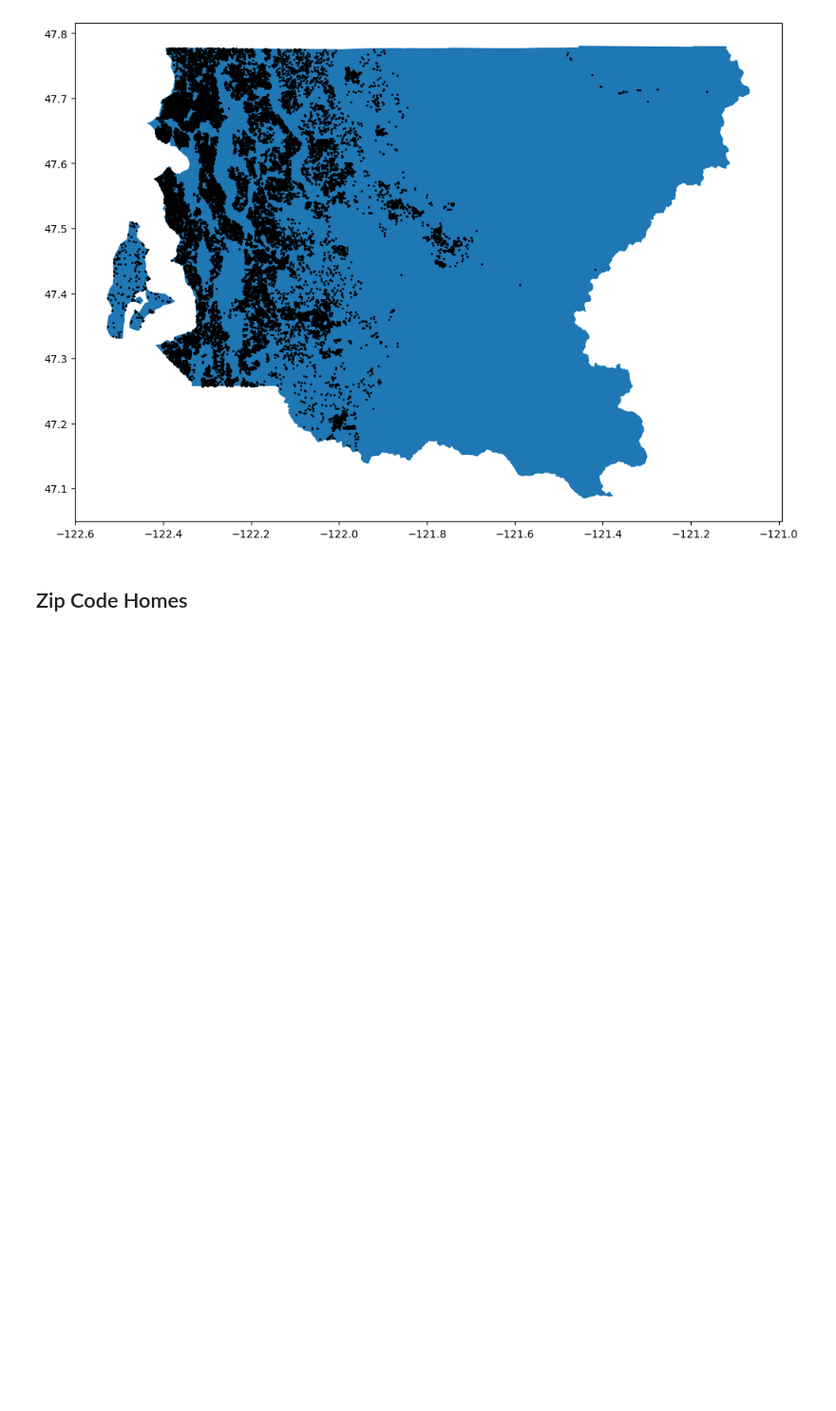
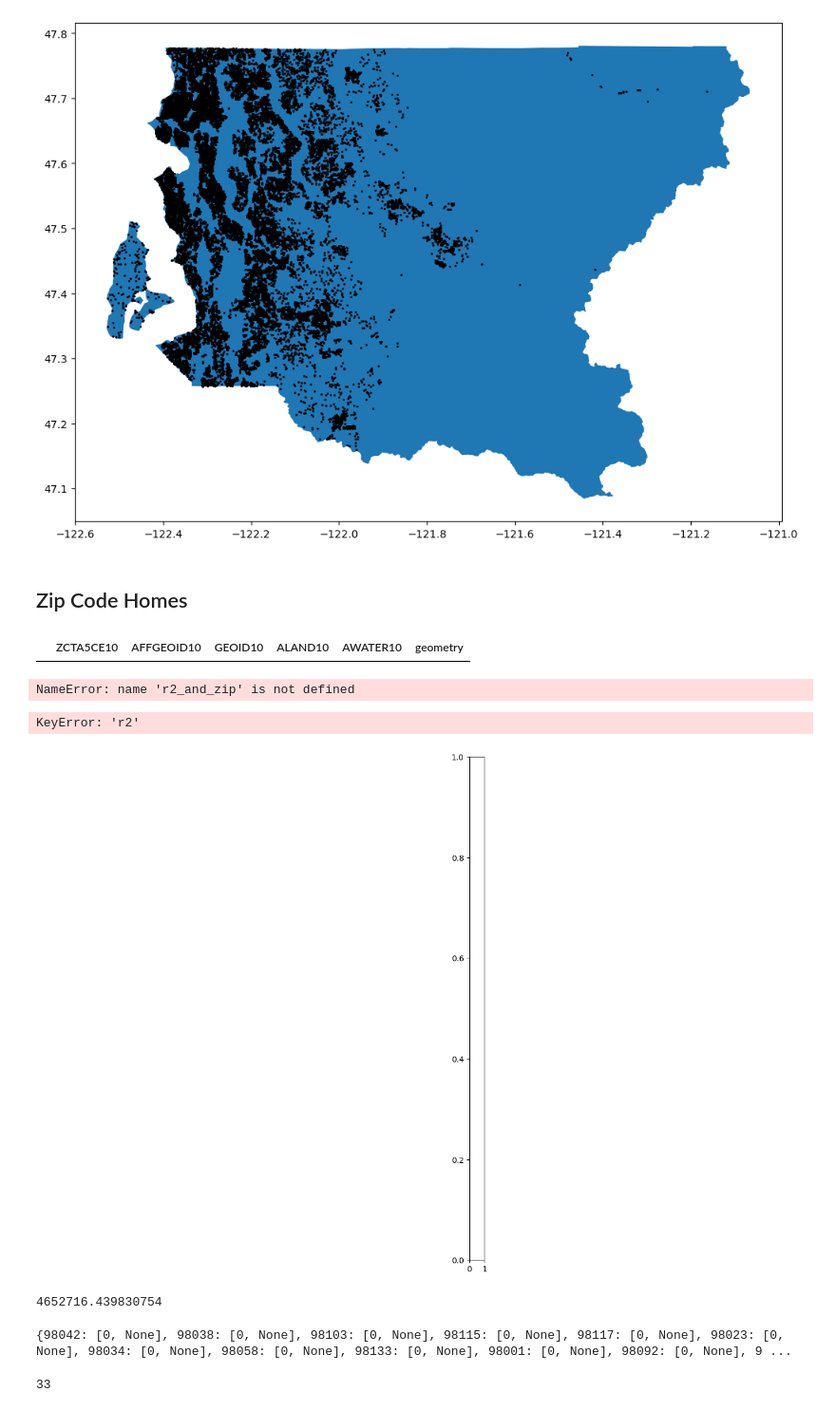
Before and after one commit to dmf1998/dsc-phase-2-project-v2-5, a Jupyter notebook: student_v2.ipynb, the cells around one changed output. Shown: that part at 95% size. Cells and saved outputs as stored; diff of their text form; code cells hidden in the pictures; blank space fills up the shorter version.

Commit message:
Commiting the final notebook, adding the image of the colormap, adding the zip code census data

```diff
--- a/student_v2.ipynb
+++ b/student_v2.ipynb
@@ -313,6 +376,11 @@ EPSG:4269 EPSG:4269
 # Get the county data and add the geoseries for king county geometry
 z_file_path = '../../../../Downloads/cb_2018_us_zcta510_500k/cb_2018_us_zcta510_500k.shp'
 zip_codes = gpd.read_file('../../../../Downloads/cb_2018_us_zcta510_500k/cb_2018_us_zcta510_500k.shp')
+# %%
+zip_codes.loc[zip_codes.ALAND10==5478600963]
+# %% [output]
+|  | ZCTA5CE10 | AFFGEOID10 | GEOID10 | ALAND10 | AWATER10 | geometry |
 # %%
 all_zips = correct_zips_for_county_df.Zip.value_counts().index.tolist()      # 78 Washington Zip Codes as list
+all_zips = [str(x) for x in all_zips]
 zip_geometry = zip_codes.loc[zip_codes.ZCTA5CE10.isin(all_zips)].geometry    # The geometries as GeoSeries
@@ -318,0 +392,63 @@ zip_geometry = zip_codes.loc[zip_codes.ZCTA5CE10.isin(all_zips)].geometry    # T
+# %%
+zip_r2 = zip_codes.loc[zip_codes.ZCTA5CE10.isin(all_zips)]
+type(zip_r2)
+
+zip_r2 = zip_r2.merge(r2_and_zip, how='outer', on='ZCTA5CE10')
+zip_r2.fillna(0, inplace=True)
+print(type(zip_r2))
+zip_r2
+# %% [output]
+NameError: name 'r2_and_zip' is not defined
+# %%
+fig, ax = plt.subplots(figsize=(12,12))
+
+# Removes ticks and labels for lat/lon
+ax.tick_params(
+    axis='both', bottom=False, left=False,
+    labelbottom=False, labelleft=False)
+for pos in ['right', 'top', 'bottom', 'left']:
+    ax.spines[pos].set_visible(False)
+
+# make_axes_locatable returns an instance of the AxesLocator class,
+# derived from the Locator. It provides append_axes method that
+# creates a new axes on the given side of (“top”, “right”,
+#“bottom” and “left”) of the original axes.
+divider = make_axes_locatable(ax)
+cax = divider.append_axes("right", size="3%", pad=0.1, label='Title')
+
+
+# Plot the GeoDataFrame as a chloropleth
+zip_r2.plot(ax=ax,
+            column='r2', # Column that determines color
+            legend=True,
+            cmap='inferno',  # Colormap
+            cax=cax)      # Add a colorbar
+
+
+#             edgecolor='black')
+
+# Format colorbar tick labels
+# cax.yaxis.set_major_formatter(StrMethodFormatter('{x:,.0f}'))
+
+# Set the fontsize for each colorbar tick label
+# for l in cax.yaxis.get_ticklabels():
+#     l.set_fontsize(14)
+
+# ax.set_title('Earthquake Risk in the SF Bay Area', fontsize=20, pad=10);
+
+fig.savefig('zip_code_r2_colormap', transparent=True, dpi=300)
+# %% [output]
+KeyError: 'r2'
+[figure, added]
+# %%
+X = num_df[selected_num_cols]
+y = num_df['price']
+
+# model = sm.OLS(endog=y, exog=sm.add_constant(X)).fit()
+
+model = sm.OLS(endog=y, exog=X).fit()
+
+(model.predict([X]) - np.array(num_df['price'])).max()
+# model.summary()
+# %% [output]
+4652716.439830754
@@ -318,0 +465,11 @@ zip_geometry = zip_codes.loc[zip_codes.ZCTA5CE10.isin(all_zips)].geometry    # T
+# %%
+zips = num_df.Zip.value_counts().index
+zip_dict = {code:[0, None] for code in zips[:20]}
+
+print(zip_dict)
+# %% [output]
+{98042: [0, None], 98038: [0, None], 98103: [0, None], 98115: [0, None], 98117: [0, None], 98023: [0, None], 98034: [0, None], 98058: [0, None], 98133: [0, None], 98001: [0, None], 98092: [0, None], 9 ...
+# %%
+len([a for a in num_df.Zip.value_counts().tolist() if a > 400])
+# %% [output]
+33
```
Also changed, not shown: parts of 54 cells of this notebook, 9 other files.
